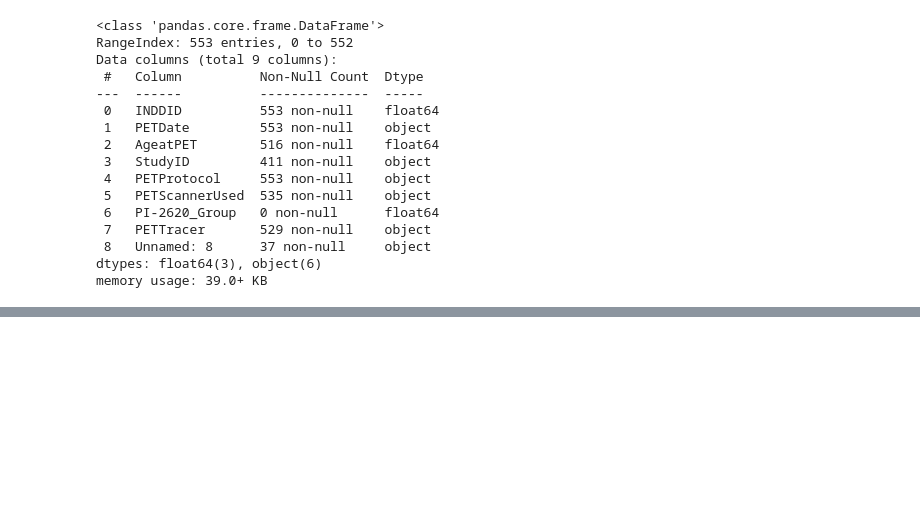
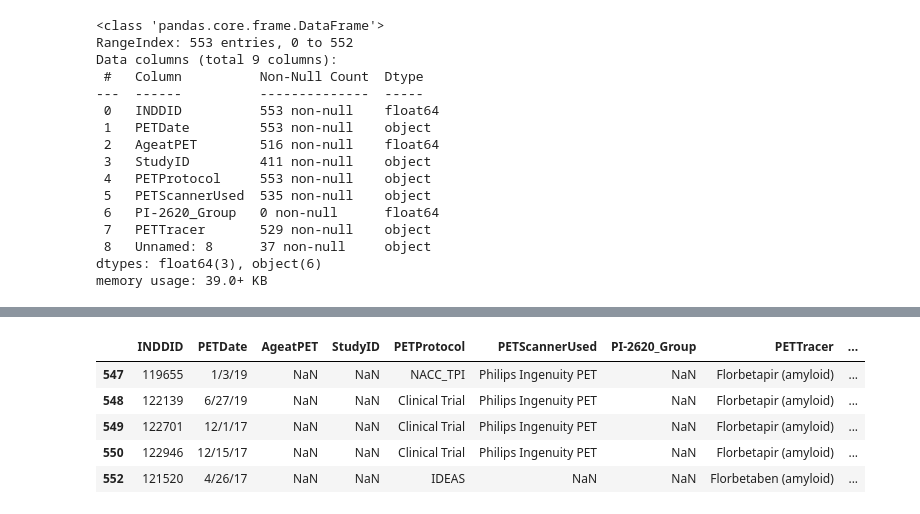
Before and after one commit to ermcgrew/flywheel, a Jupyter notebook: naccsc/PET_leftovers/csv_to_dataframe_testing.ipynb, the cells around one changed output, grey strips where cells are left out. Saved outputs shown, nothing was run; the diff lists cells and outputs as text; code cells hidden in the pictures; blank space fills up the shorter version.

```diff
--- a/naccsc/PET_leftovers/Untitled.ipynb
+++ b/naccsc/PET_leftovers/csv_to_dataframe_testing.ipynb
@@ -51,3 +91,14 @@ df_study.tail()
+# %%
+# df_study['INDDID'].values()#[0:6]
+df_study['INDDID']=df_study['INDDID'].str.split('.').str[0]
+df_study.tail()
+# %% [output]
+|  | INDDID | PETDate | AgeatPET | StudyID | PETProtocol | PETScannerUsed | PI-2620_Group | PETTracer | ... |
+| 547 | 119655 | 1/3/19 | NaN | NaN | NACC_TPI | Philips Ingenuity PET | NaN | Florbetapir (amyloid) | ... |
+| 548 | 122139 | 6/27/19 | NaN | NaN | Clinical Trial | Philips Ingenuity PET | NaN | Florbetapir (amyloid) | ... |
+| 549 | 122701 | 12/1/17 | NaN | NaN | Clinical Trial | Philips Ingenuity PET | NaN | Florbetapir (amyloid) | ... |
+| 550 | 122946 | 12/15/17 | NaN | NaN | Clinical Trial | Philips Ingenuity PET | NaN | Florbetapir (amyloid) | ... |
+| 552 | 121520 | 4/26/17 | NaN | NaN | IDEAS | NaN | NaN | Florbetaben (amyloid) | ... |
 # %%
 df_study['INDDID']=df_study['INDDID'].astype(str)
 df_study['PETDate']=df_study['PETDate'].astype(str)
```
Also changed, not shown: parts of 11 cells of this notebook, 6 other files.
